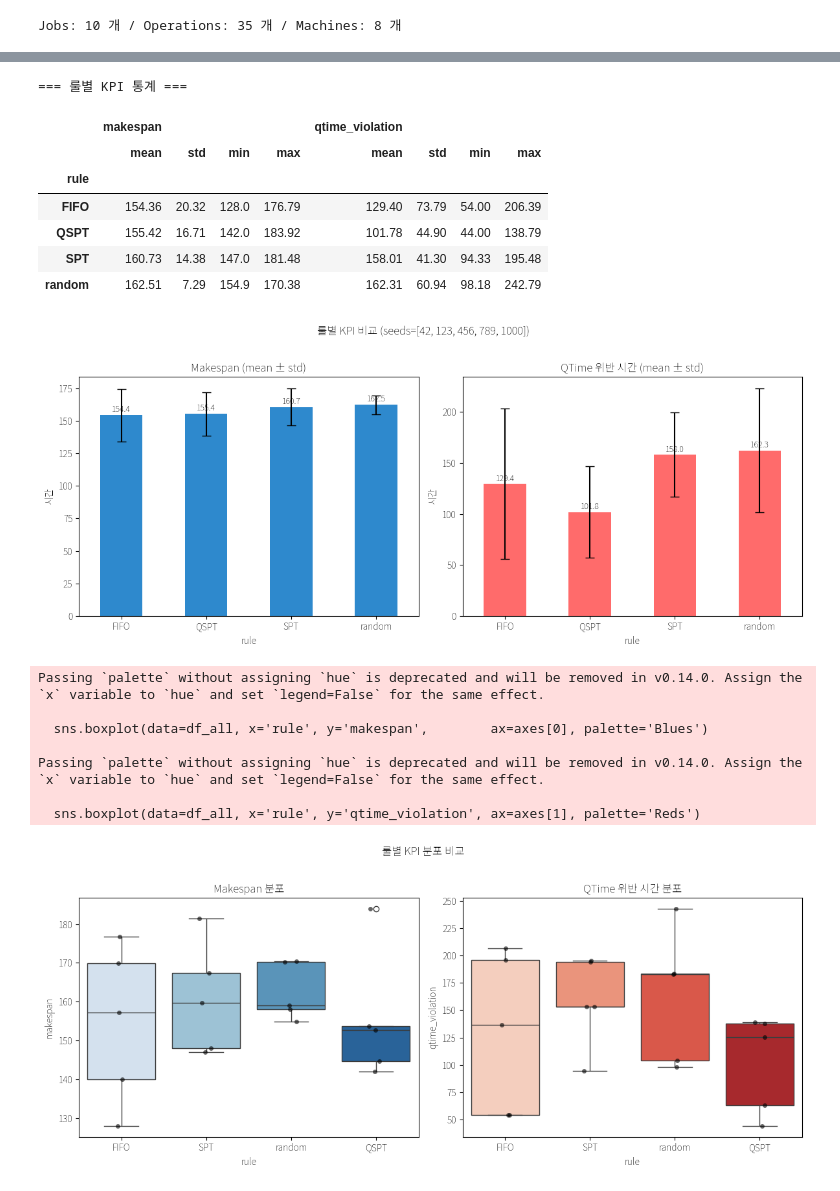
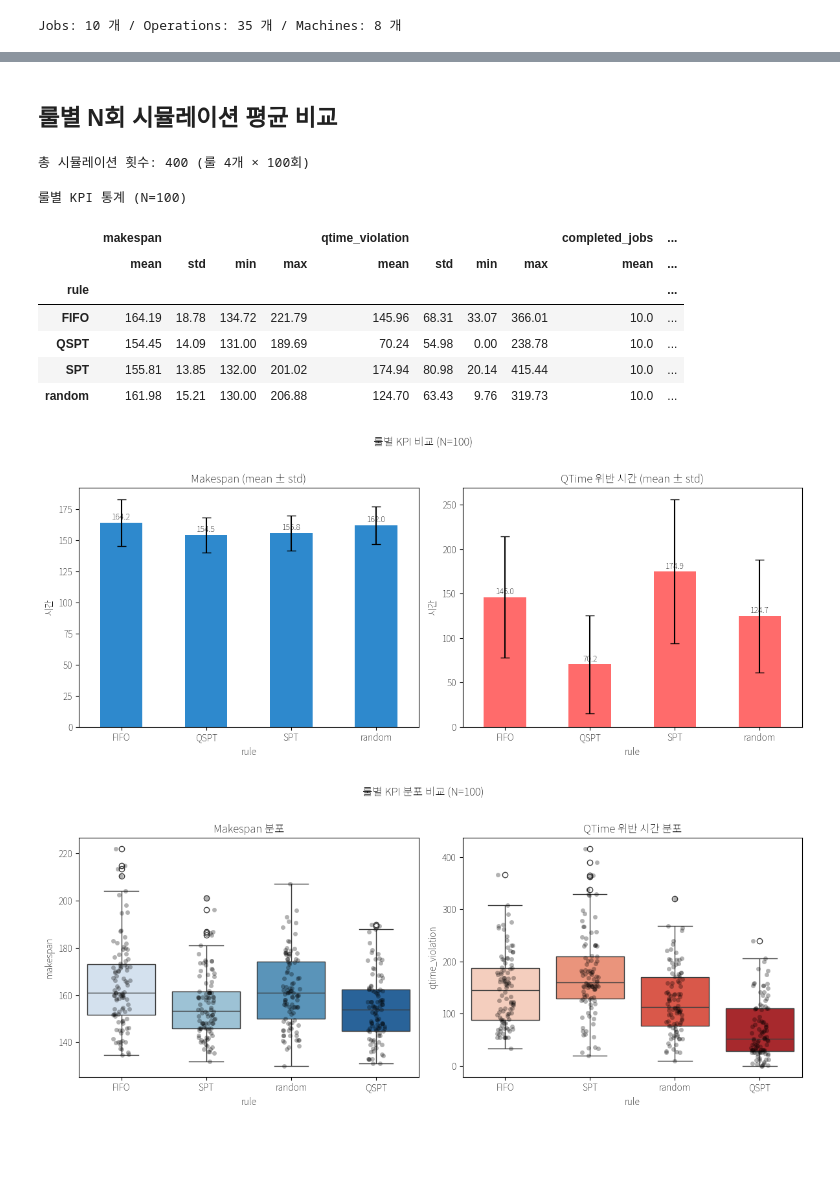
Before and after one commit to cryscham123/simulation_teamwork, a Jupyter notebook: result_compare(mean).ipynb, the cells around one changed output, grey strips where cells are left out. Drawn from its saved outputs; the diff is of its cells as text; code cells hidden in the pictures; blank space fills up the shorter version.

```diff
--- a/result_compare(mean).ipynb
+++ b/result_compare(mean).ipynb
@@ -117,16 +114,38 @@ display(df_all)
+# %% [markdown]
+## 룰별 N회 시뮬레이션 평균 비교
+# %%
+N_RUNS = 100   # 시뮬레이션 횟수
+N_SEED   = 2024  # 룰 간 동일 시드셋 사용
+
+random.seed(N_SEED)
+seeds_p2 = [random.randint(0, 10**9) for _ in range(N_RUNS)]
+
+rows_p2 = []
+for rule in RULES:
+    for i, seed in enumerate(seeds_p2):
+        random.seed(seed)
+        row = run_simulation(rule)
+        row['run']  = i
+        row['seed'] = seed
+        rows_p2.append(row)
+
+df_p2 = pd.DataFrame(rows_p2)
+print(f"총 시뮬레이션 횟수: {len(df_p2)} (룰 {len(RULES)}개 × {N_RUNS}회)")
+# %% [output]
+총 시뮬레이션 횟수: 400 (룰 4개 × 100회)
 # %%
-df_stats = df_all.groupby('rule')[['makespan', 'qtime_violation']].agg(['mean', 'std', 'min', 'max']).round(2)
-print("=== 룰별 KPI 통계 ===")
+df_stats = df_p2.groupby('rule')[['makespan', 'qtime_violation', 'completed_jobs', 'due_date_met']].agg(['mean', 'std', 'min', 'max']).round(2)
+print(f"룰별 KPI 통계 (N={N_RUNS})")
 display(df_stats)
 # %% [output]
-=== 룰별 KPI 통계 ===
+룰별 KPI 통계 (N=100)
-|  | makespan |  |  |  | qtime_violation |  |  |  |
-|  | mean | std | min | max | mean | std | min | max |
-| rule |  |  |  |  |  |  |  |  |
-| FIFO | 154.36 | 20.32 | 128.0 | 176.79 | 129.40 | 73.79 | 54.00 | 206.39 |
-| QSPT | 155.42 | 16.71 | 142.0 | 183.92 | 101.78 | 44.90 | 44.00 | 138.79 |
-| SPT | 160.73 | 14.38 | 147.0 | 181.48 | 158.01 | 41.30 | 94.33 | 195.48 |
-| random | 162.51 | 7.29 | 154.9 | 170.38 | 162.31 | 60.94 | 98.18 | 242.79 |
+|  | makespan |  |  |  | qtime_violation |  |  |  | completed_jobs | ... |
+|  | mean | std | min | max | mean | std | min | max | mean | ... |
+| rule |  |  |  |  |  |  |  |  |  | ... |
+| FIFO | 164.19 | 18.78 | 134.72 | 221.79 | 145.96 | 68.31 | 33.07 | 366.01 | 10.0 | ... |
+| QSPT | 154.45 | 14.09 | 131.00 | 189.69 | 70.24 | 54.98 | 0.00 | 238.78 | 10.0 | ... |
+| SPT | 155.81 | 13.85 | 132.00 | 201.02 | 174.94 | 80.98 | 20.14 | 415.44 | 10.0 | ... |
+| random | 161.98 | 15.21 | 130.00 | 206.88 | 124.70 | 63.43 | 9.76 | 319.73 | 10.0 | ... |
 # %%
 fig, axes = plt.subplots(1, 2, figsize=(12, 5))
 
@@ -134,8 +153,8 @@ for ax, col, color, title in [
     (axes[0], 'makespan',        '#2E89CD', 'Makespan (mean ± std)'),
     (axes[1], 'qtime_violation', '#FF6B6B', 'QTime 위반 시간 (mean ± std)'),
 ]:
-    means = df_all.groupby('rule')[col].mean()
-    stds  = df_all.groupby('rule')[col].std()
+    means = df_p2.groupby('rule')[col].mean()
+    stds  = df_p2.groupby('rule')[col].std()
     means.plot(kind='bar', ax=ax, color=color, rot=0, yerr=stds, capsize=5)
     ax.set_title(title)
     ax.set_ylabel('시간')
@@ -143,30 +162,23 @@ for ax, col, color, title in [
         ax.text(bar.get_x() + bar.get_width() / 2, bar.get_height() + 1,
                 f'{bar.get_height():.1f}', ha='center', va='bottom', fontsize=9)
 
-plt.suptitle(f'룰별 KPI 비교 (seeds={SEEDS})', y=1.02)
+plt.suptitle(f'룰별 KPI 비교 (N={N_RUNS})', y=1.02)
 plt.tight_layout()
 plt.show()
 # %% [output]
-[figure, old version]
+[figure, new version]
 # %%
 fig, axes = plt.subplots(1, 2, figsize=(12, 5))
 
-sns.boxplot(data=df_all, x='rule', y='makespan',        ax=axes[0], palette='Blues')
-sns.boxplot(data=df_all, x='rule', y='qtime_violation', ax=axes[1], palette='Reds')
-sns.stripplot(data=df_all, x='rule', y='makespan',        ax=axes[0], color='black', alpha=0.6, jitter=True)
-sns.stripplot(data=df_all, x='rule', y='qtime_violation', ax=axes[1], color='black', alpha=0.6, jitter=True)
+sns.boxplot(data=df_p2, x='rule', y='makespan',        hue='rule', legend=False, ax=axes[0], palette='Blues')
+sns.boxplot(data=df_p2, x='rule', y='qtime_violation', hue='rule', legend=False, ax=axes[1], palette='Reds')
+sns.stripplot(data=df_p2, x='rule', y='makespan',        ax=axes[0], color='black', alpha=0.3, jitter=True)
+sns.stripplot(data=df_p2, x='rule', y='qtime_violation', ax=axes[1], color='black', alpha=0.3, jitter=True)
 
 axes[0].set_title('Makespan 분포')
 axes[1].set_title('QTime 위반 시간 분포')
-plt.suptitle('룰별 KPI 분포 비교', y=1.02)
+plt.suptitle(f'룰별 KPI 분포 비교 (N={N_RUNS})', y=1.02)
 plt.tight_layout()
 plt.show()
 # %% [output]
-Passing `palette` without assigning `hue` is deprecated and will be removed in v0.14.0. Assign the `x` variable to `hue` and set `legend=False` for the same effect.
-
-  sns.boxplot(data=df_all, x='rule', y='makespan',        ax=axes[0], palette='Blues')
-
-Passing `palette` without assigning `hue` is deprecated and will be removed in v0.14.0. Assign the `x` variable to `hue` and set `legend=False` for the same effect.
-
-  sns.boxplot(data=df_all, x='rule', y='qtime_violation', ax=axes[1], palette='Reds')
-[figure, old version]
+[figure, new version]
```
Also changed, not shown: parts of 4 cells of this notebook, 4 other files.
